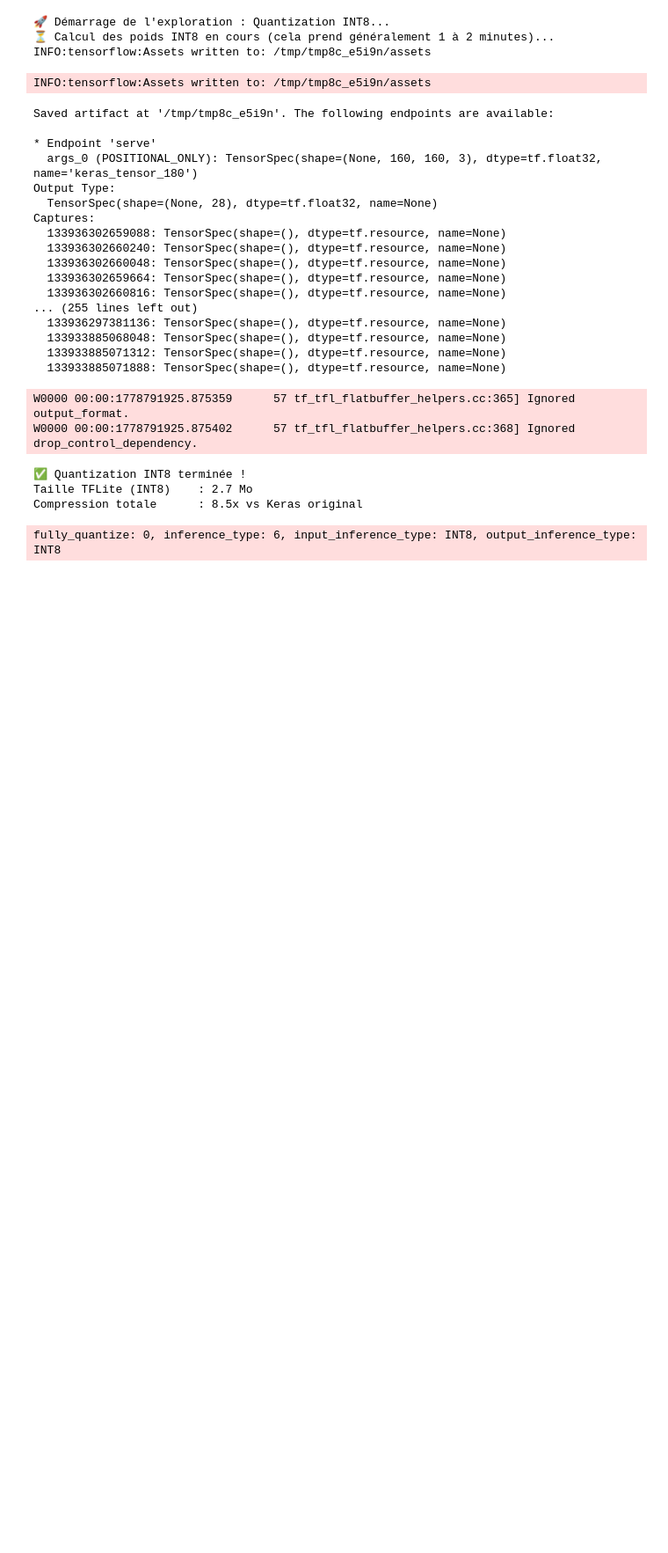
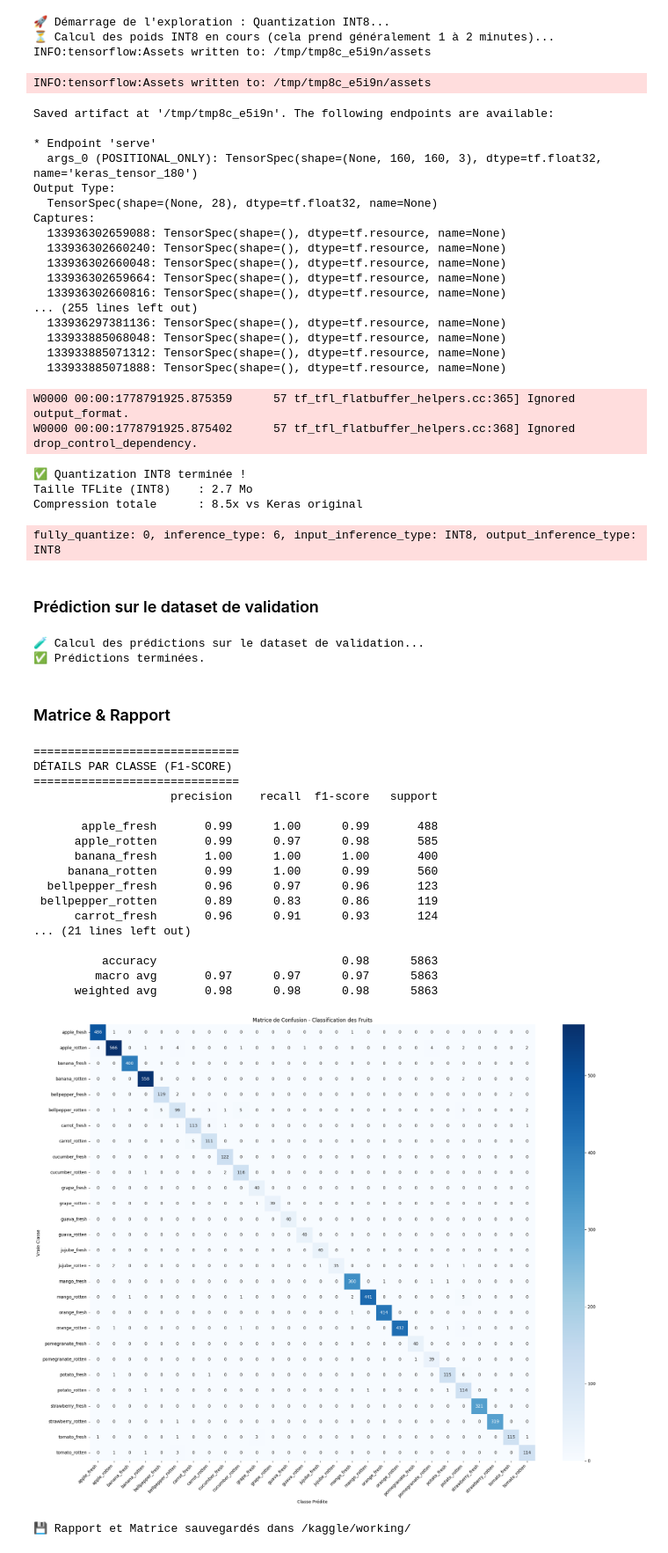
Before and after one commit to Anas7823/CNN-Anti-gaspillage, a Jupyter notebook: cnn-anti-gaspillage.ipynb, the cells around one changed output. Shown at 88% size. Saved outputs shown, nothing was run; the diff lists cells and outputs as text; code cells hidden in the pictures; blank space fills up the shorter version.

Commit message:
feat: final evaluation metrics (confusion matrix & report)

```diff
--- a/cnn-anti-gaspillage.ipynb
+++ b/cnn-anti-gaspillage.ipynb
@@ -1069,3 +1069,81 @@ W0000 00:00:1778791925.875402      57 tf_tfl_flatbuffer_helpers.cc:368] Ignored
 Taille TFLite (INT8)    : 2.7 Mo
 Compression totale      : 8.5x vs Keras original
 fully_quantize: 0, inference_type: 6, input_inference_type: INT8, output_inference_type: INT8
+# %% [markdown]
+### Prédiction sur le dataset de validation
+# %%
+import numpy as np
+from sklearn.metrics import confusion_matrix, classification_report
+import seaborn as sns
+import matplotlib.pyplot as plt
+
+print("🧪 Calcul des prédictions sur le dataset de validation...")
+
+y_true = []
+y_pred = []
+
+# On parcourt le dataset de validation
+for images, labels in val_ds_tl:
+    preds = model_tl.predict(images, verbose=0)
+
+    # On stocke les vrais indices et les indices prédits
+    y_true.extend(np.argmax(labels.numpy(), axis=1))
+    y_pred.extend(np.argmax(preds, axis=1))
+
+y_true = np.array(y_true)
+y_pred = np.array(y_pred)
+
+print("✅ Prédictions terminées.")
+# %% [output]
+🧪 Calcul des prédictions sur le dataset de validation...
+✅ Prédictions terminées.
+# %% [markdown]
+### Matrice & Rapport
+# %%
+# --- 1. Rapport de Classification ---
+print("\n" + "="*30)
+print("DÉTAILS PAR CLASSE (F1-SCORE)")
+print("="*30)
+# CLASS_NAMES contient tes 28 noms de dossiers
+report = classification_report(y_true, y_pred, target_names=CLASS_NAMES)
+print(report)
+
+# --- 2. Matrice de Confusion ---
+cm = confusion_matrix(y_true, y_pred)
+
+plt.figure(figsize=(20, 16))
+sns.heatmap(cm, annot=True, fmt='d', cmap='Blues',
+            xticklabels=CLASS_NAMES,
+            yticklabels=CLASS_NAMES)
+
+plt.title('Matrice de Confusion - Classification des Fruits')
+plt.ylabel('Vraie Classe')
+plt.xlabel('Classe Prédite')
+plt.xticks(rotation=45, ha='right')
+plt.tight_layout()
+
+# Sauvegarde pour ton portfolio
+plt.savefig("/kaggle/working/confusion_matrix.png", dpi=100)
+plt.show()
+
+print("💾 Rapport et Matrice sauvegardés dans /kaggle/working/")
+# %% [output]
+==============================
+DÉTAILS PAR CLASSE (F1-SCORE)
+==============================
+                    precision    recall  f1-score   support
+
+       apple_fresh       0.99      1.00      0.99       488
+      apple_rotten       0.99      0.97      0.98       585
+      banana_fresh       1.00      1.00      1.00       400
+     banana_rotten       0.99      1.00      0.99       560
+  bellpepper_fresh       0.96      0.97      0.96       123
+ bellpepper_rotten       0.89      0.83      0.86       119
+      carrot_fresh       0.96      0.91      0.93       124
+... (21 lines left out)
+
+          accuracy                           0.98      5863
+         macro avg       0.97      0.97      0.97      5863
+      weighted avg       0.98      0.98      0.98      5863
+[figure, added]
+💾 Rapport et Matrice sauvegardés dans /kaggle/working/
```
Also changed, not shown: 3 other files.
